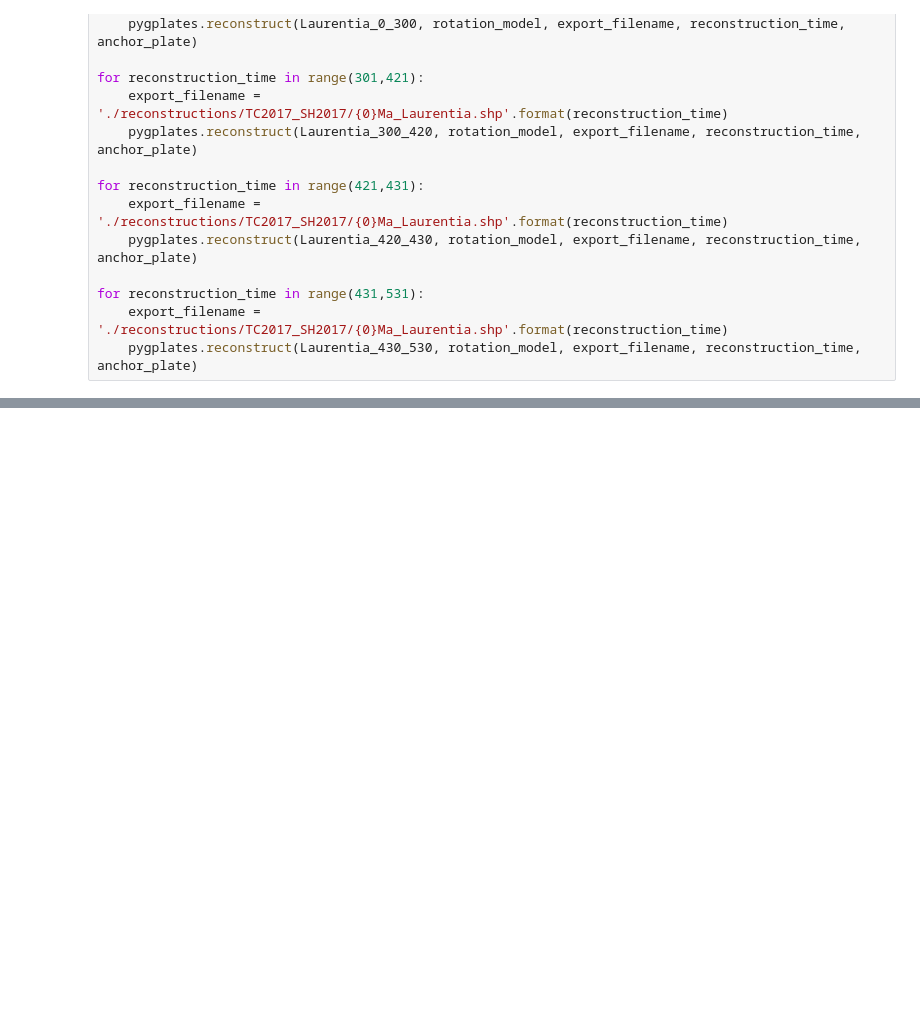
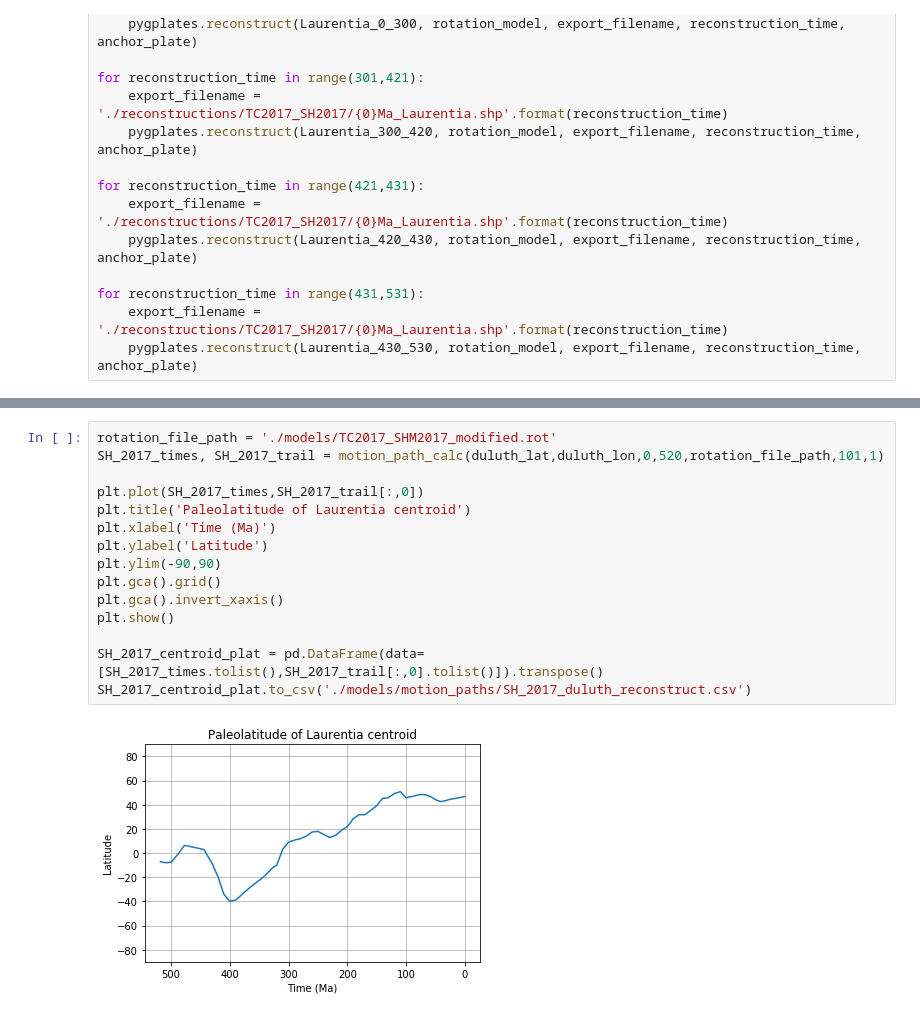
Before and after one commit to Swanson-Hysell-Group/Laurentia_Paleogeography, a Jupyter notebook: Laurentia_reconstructions_generate.ipynb, the cells around one changed output, grey strips where cells are left out. Saved outputs shown, nothing was run; the diff lists cells and outputs as text; blank space fills up the shorter version.

```diff
--- a/Laurentia_reconstructions_generate.ipynb
+++ b/Laurentia_reconstructions_generate.ipynb
@@ -46,0 +125,17 @@ for reconstruction_time in range(431,531):
+# %%
+rotation_file_path = './models/TC2017_SHM2017_modified.rot'
+SH_2017_times, SH_2017_trail = motion_path_calc(duluth_lat,duluth_lon,0,520,rotation_file_path,101,1)
+
+plt.plot(SH_2017_times,SH_2017_trail[:,0])
+plt.title('Paleolatitude of Laurentia centroid')
+plt.xlabel('Time (Ma)')
+plt.ylabel('Latitude')
+plt.ylim(-90,90)
+plt.gca().grid()
+plt.gca().invert_xaxis()
+plt.show()
+
+SH_2017_centroid_plat = pd.DataFrame(data=[SH_2017_times.tolist(),SH_2017_trail[:,0].tolist()]).transpose()
+SH_2017_centroid_plat.to_csv('./models/motion_paths/SH_2017_duluth_reconstruct.csv')
+# %% [output]
+[figure, added]
```
Also changed, not shown: parts of 15 cells of this notebook, 4 other files.
